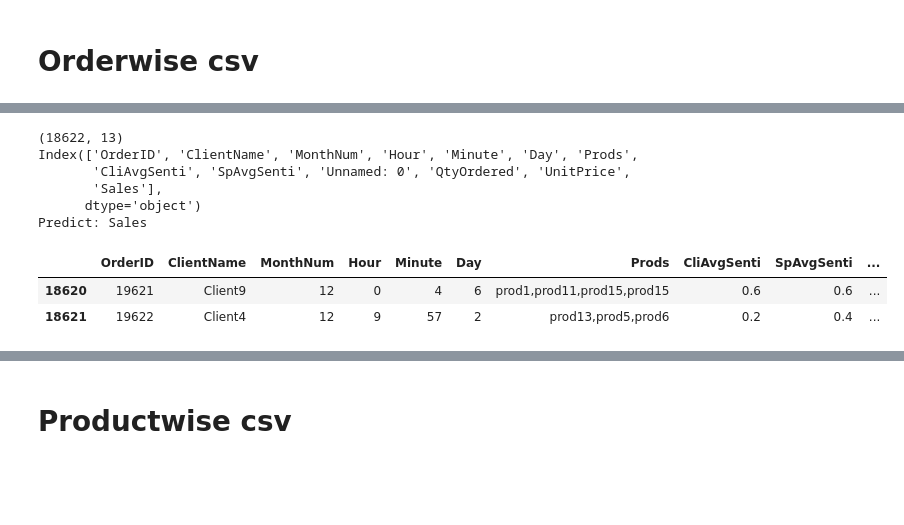
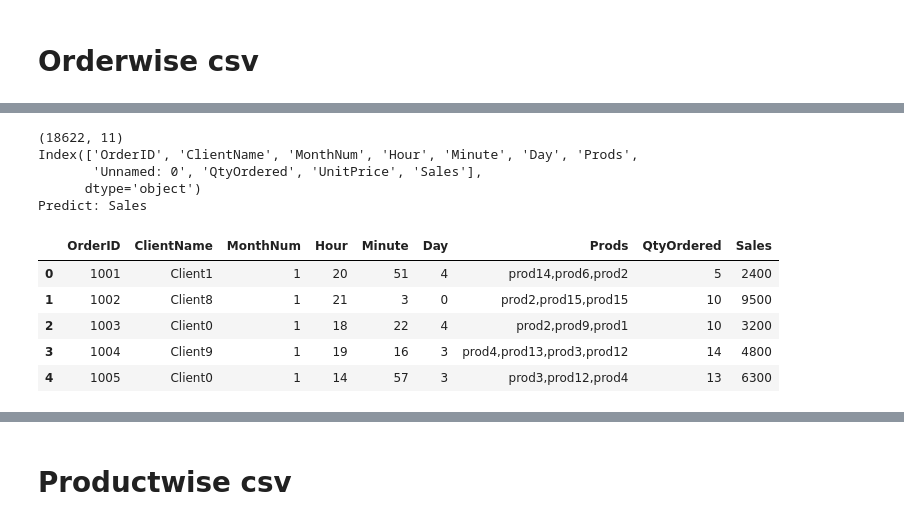
Before and after one commit to Learning2Code75/DLOM, a Jupyter notebook: ML/1_mockData/try1/try1.ipynb, the cells around one changed output, grey strips where cells are left out. Saved outputs shown, nothing was run; the diff lists cells and outputs as text; code cells hidden in the pictures; blank space fills up the shorter version.

```diff
--- a/ML/1_mockData/try1/try1.ipynb
+++ b/ML/1_mockData/try1/try1.ipynb
@@ -465,6 +465,9 @@ senti_orderwise_textClassif['CliSenti']
 # add Cli , Sp senti results to df_raw
 df_raw['CliAvgSenti'] = df_senti_orderwise_use['CliAvgSenti']
 df_raw['SpAvgSenti'] = df_senti_orderwise_use['SpAvgSenti']
+df_raw['CliChats'] = df_senti_orderwise_use['CliChats']
+df_raw['SpChats'] = df_senti_orderwise_use['SpChats']
+
 print(df_raw.shape)
 df_raw.head(2)
 # %% [output]
@@ -486,19 +489,21 @@ df_raw.head(5)
 | 3 | 3 | 17393 | prod5 | 10 | 900 | 2019-12-06 08:30:00 | 79 Walnut St, New York City ,NY | December | Client2 | ... |
 | 4 | 4 | 17394 | prod14 | 1 | 100 | 2019-12-26 17:28:00 | 362 Adams St, Dallas ,TX | December | Client4 | ... |
 # %%
-df_orderwise = df_raw.groupby(['OrderID','ClientName','MonthNum','Hour','Minute','Day','Prods','CliAvgSenti','SpAvgSenti'],as_index=False).sum()
+df_orderwise = df_raw.groupby(['OrderID','ClientName','MonthNum','Hour','Minute','Day','Prods'],as_index=False).sum()
 print(df_orderwise.shape)
 print(df_orderwise.columns)
 print('Predict: Sales')
 df_orderwise.drop(['Unnamed: 0','UnitPrice'], axis=1, inplace=True)
-df_orderwise.tail(2)
+df_orderwise.head()
 # %% [output]
-(18622, 13)
+(18622, 11)
 Index(['OrderID', 'ClientName', 'MonthNum', 'Hour', 'Minute', 'Day', 'Prods',
-       'CliAvgSenti', 'SpAvgSenti', 'Unnamed: 0', 'QtyOrdered', 'UnitPrice',
-       'Sales'],
+       'Unnamed: 0', 'QtyOrdered', 'UnitPrice', 'Sales'],
       dtype='object')
 Predict: Sales
-|  | OrderID | ClientName | MonthNum | Hour | Minute | Day | Prods | CliAvgSenti | SpAvgSenti | ... |
-| 18620 | 19621 | Client9 | 12 | 0 | 4 | 6 | prod1,prod11,prod15,prod15 | 0.6 | 0.6 | ... |
-| 18621 | 19622 | Client4 | 12 | 9 | 57 | 2 | prod13,prod5,prod6 | 0.2 | 0.4 | ... |
+|  | OrderID | ClientName | MonthNum | Hour | Minute | Day | Prods | QtyOrdered | Sales |
+| 0 | 1001 | Client1 | 1 | 20 | 51 | 4 | prod14,prod6,prod2 | 5 | 2400 |
+| 1 | 1002 | Client8 | 1 | 21 | 3 | 0 | prod2,prod15,prod15 | 10 | 9500 |
+| 2 | 1003 | Client0 | 1 | 18 | 22 | 4 | prod2,prod9,prod1 | 10 | 3200 |
+| 3 | 1004 | Client9 | 1 | 19 | 16 | 3 | prod4,prod13,prod3,prod12 | 14 | 4800 |
+| 4 | 1005 | Client0 | 1 | 14 | 57 | 3 | prod3,prod12,prod4 | 13 | 6300 |
```
Also changed, not shown: parts of 20 cells of this notebook, 3 other files.
